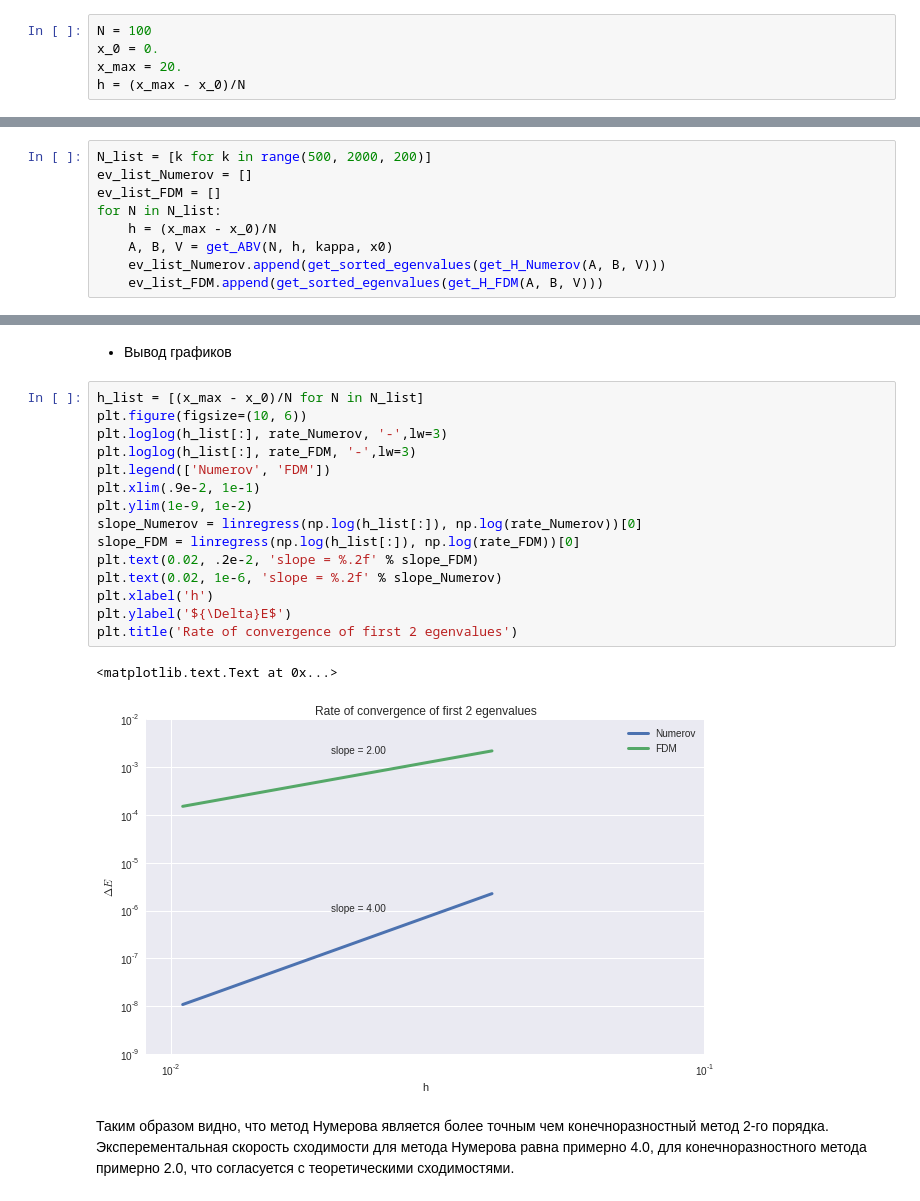
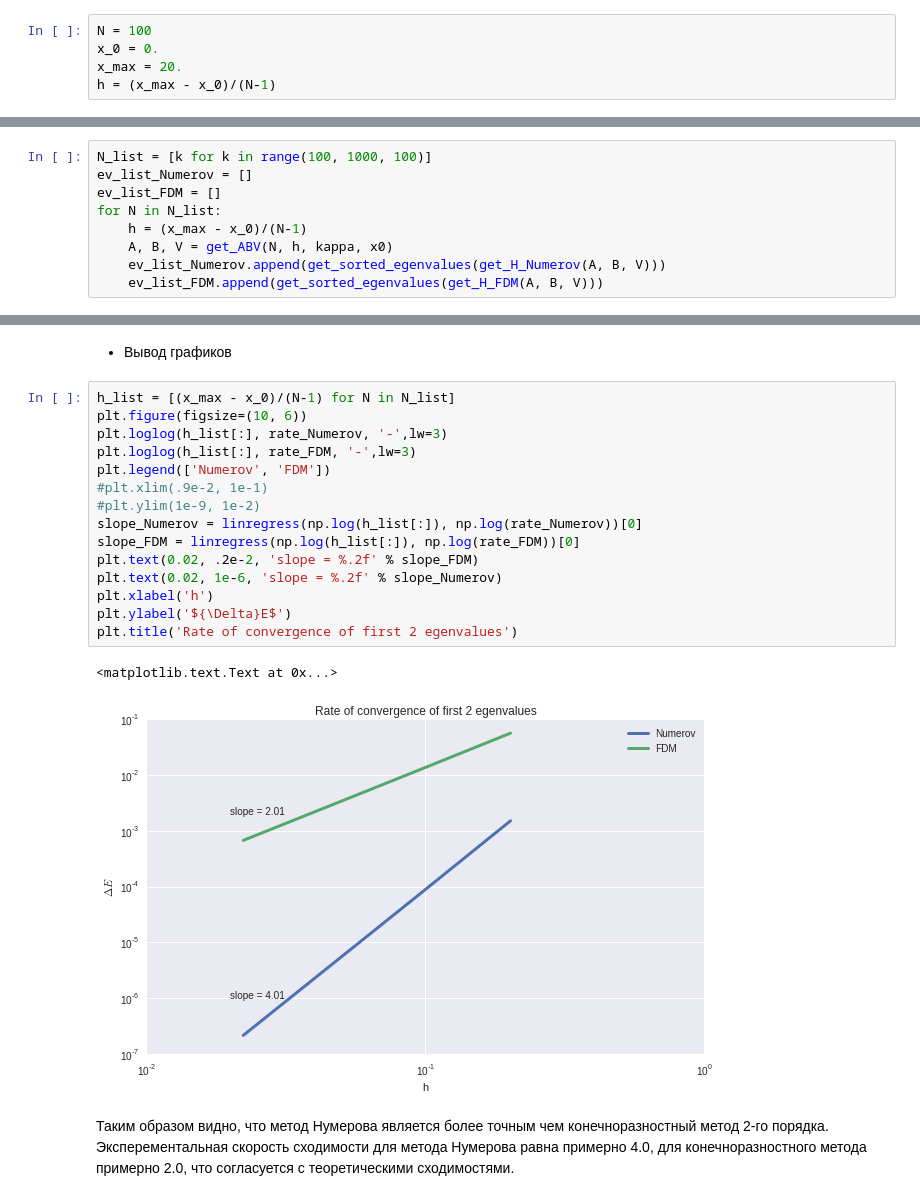
Before and after one commit to nikolaims/appmath-practice-2015, a Jupyter notebook: se-morse-numerov.ipynb, the cells around one changed output, grey strips where cells are left out. Saved outputs shown, nothing was run; the diff lists cells and outputs as text.

```diff
--- a/se-morse-numerov.ipynb
+++ b/se-morse-numerov.ipynb
@@ -18,7 +18,7 @@ import seaborn
 N = 100
 x_0 = 0.
 x_max = 20.
-h = (x_max - x_0)/N
+h = (x_max - x_0)/(N-1)
 # %% [markdown]
 ##Потенциал Морзе
 # %%
@@ -199,11 +192,11 @@ plt.text(11, 4, "FDM", size=15)
 ## Сравнение скорости сходимости
 * Вычисление собственных значений для различных значений N
 # %%
-N_list = [k for k in range(500, 2000, 200)]
+N_list = [k for k in range(100, 1000, 100)]
 ev_list_Numerov = []
 ev_list_FDM = []
 for N in N_list:
-    h = (x_max - x_0)/N
+    h = (x_max - x_0)/(N-1)
     A, B, V = get_ABV(N, h, kappa, x0)
     ev_list_Numerov.append(get_sorted_egenvalues(get_H_Numerov(A, B, V)))
     ev_list_FDM.append(get_sorted_egenvalues(get_H_FDM(A, B, V)))
@@ -218,22 +211,22 @@ for k in range(len(N_list)):
 # %% [markdown]
 * Вывод графиков
 # %%
-h_list = [(x_max - x_0)/N for N in N_list]
+h_list = [(x_max - x_0)/(N-1) for N in N_list]
 plt.figure(figsize=(10, 6))
 plt.loglog(h_list[:], rate_Numerov, '-',lw=3)
 plt.loglog(h_list[:], rate_FDM, '-',lw=3)
 plt.legend(['Numerov', 'FDM'])
-plt.xlim(.9e-2, 1e-1)
-plt.ylim(1e-9, 1e-2)
+#plt.xlim(.9e-2, 1e-1)
+#plt.ylim(1e-9, 1e-2)
 slope_Numerov = linregress(np.log(h_list[:]), np.log(rate_Numerov))[0]
 slope_FDM = linregress(np.log(h_list[:]), np.log(rate_FDM))[0]
 plt.text(0.02, .2e-2, 'slope = %.2f' % slope_FDM)
 plt.text(0.02, 1e-6, 'slope = %.2f' % slope_Numerov)
 plt.xlabel('h')
 plt.ylabel('${\Delta}E$')
 plt.title('Rate of convergence of first 2 egenvalues')
 # %% [output]
 <matplotlib.text.Text at 0x...>
-[figure, old version]
+[figure, new version]
 # %% [markdown]
 Таким образом видно, что метод Нумерова является более точным чем конечноразностный метод 2-го порядка. Эксперементальная скорость сходимости для метода Нумерова равна примерно 4.0, для конечноразностного метода примерно 2.0, что согласуется с теоретическими сходимостями.
```
Also changed, not shown: parts of 5 cells of this notebook.
